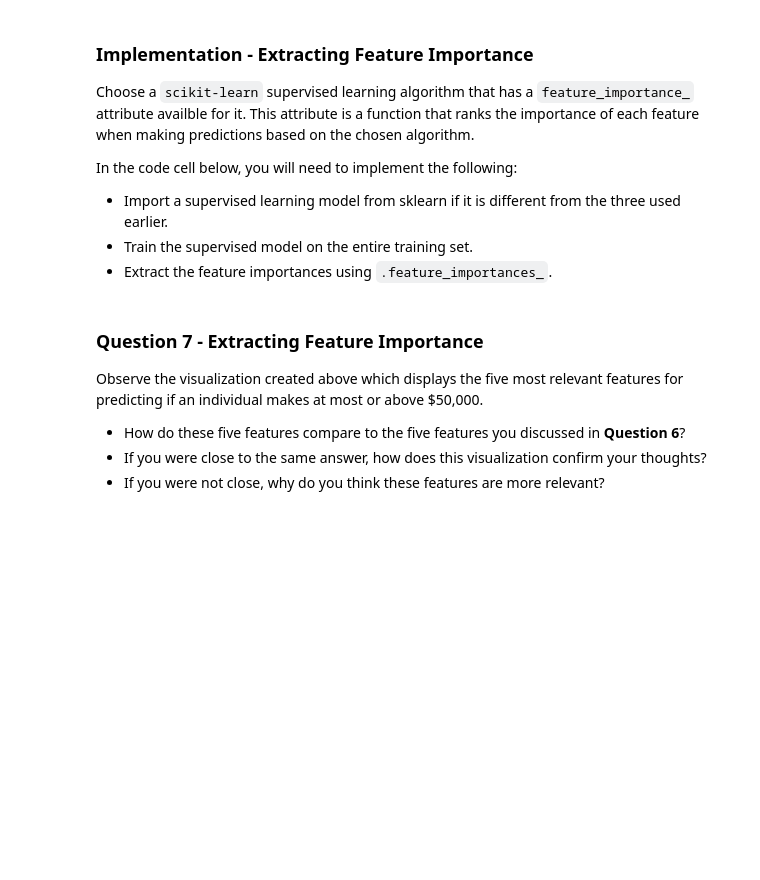
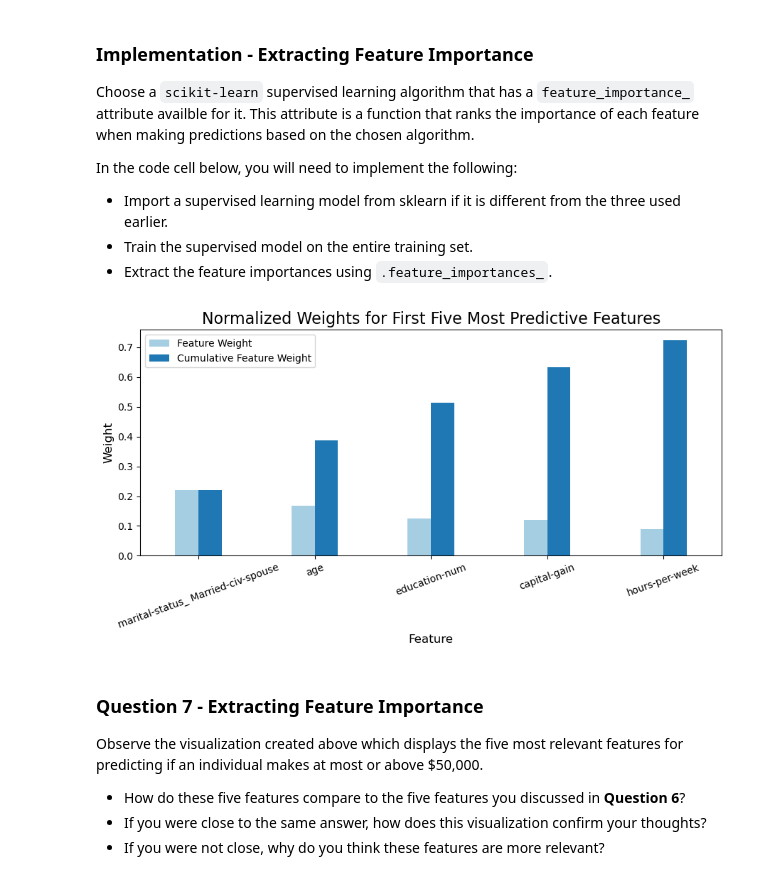
Before and after one commit to cod3d-dev/uda-mlnd-donors, a Jupyter notebook: finding_donors.ipynb, the cells around one changed output. Cells and saved outputs as stored; diff of their text form; code cells hidden in the pictures; blank space fills up the shorter version.

```diff
--- a/finding_donors.ipynb
+++ b/finding_donors.ipynb
@@ -567,0 +576,16 @@ grid_fit.best_params_
+# %%
+parameters_best = {'learning_rate': 0.2,
+ 'loss': 'exponential',
+ 'max_depth': 5,
+ 'max_features': 'sqrt',
+ 'n_estimators': 200,
+ 'random_state': 42}
+
+clf_best = GradientBoostingClassifier(learning_rate=0.2,
+                                      loss='exponential',
+                                      max_depth=5,
+                                      max_features= 'sqrt',
+                                      n_estimators=200,
+                                     )
+
+clf_best.fit(X_train, y_train)
@@ -604,16 +655,19 @@ In the code cell below, you will need to implement the following:
  - Extract the feature importances using `.feature_importances_`.
 # %%
 # TODO: Import a supervised learning model that has 'feature_importances_'
-
+from sklearn.tree import DecisionTreeClassifier
 
 # TODO: Train the supervised model on the training set using .fit(X_train, y_train)
-model = None
+model_tree = DecisionTreeClassifier()
+model_tree.fit(X_train, y_train)
 
 # TODO: Extract the feature importances using .feature_importances_
-importances = None
+importances = model_tree.feature_importances_
 
 # Plot
 vs.feature_plot(importances, X_train, y_train)
+# %% [output]
+[figure, added]
 # %% [markdown]
 ### Question 7 - Extracting Feature Importance
 
```
Also changed, not shown: parts of 16 cells of this notebook.
